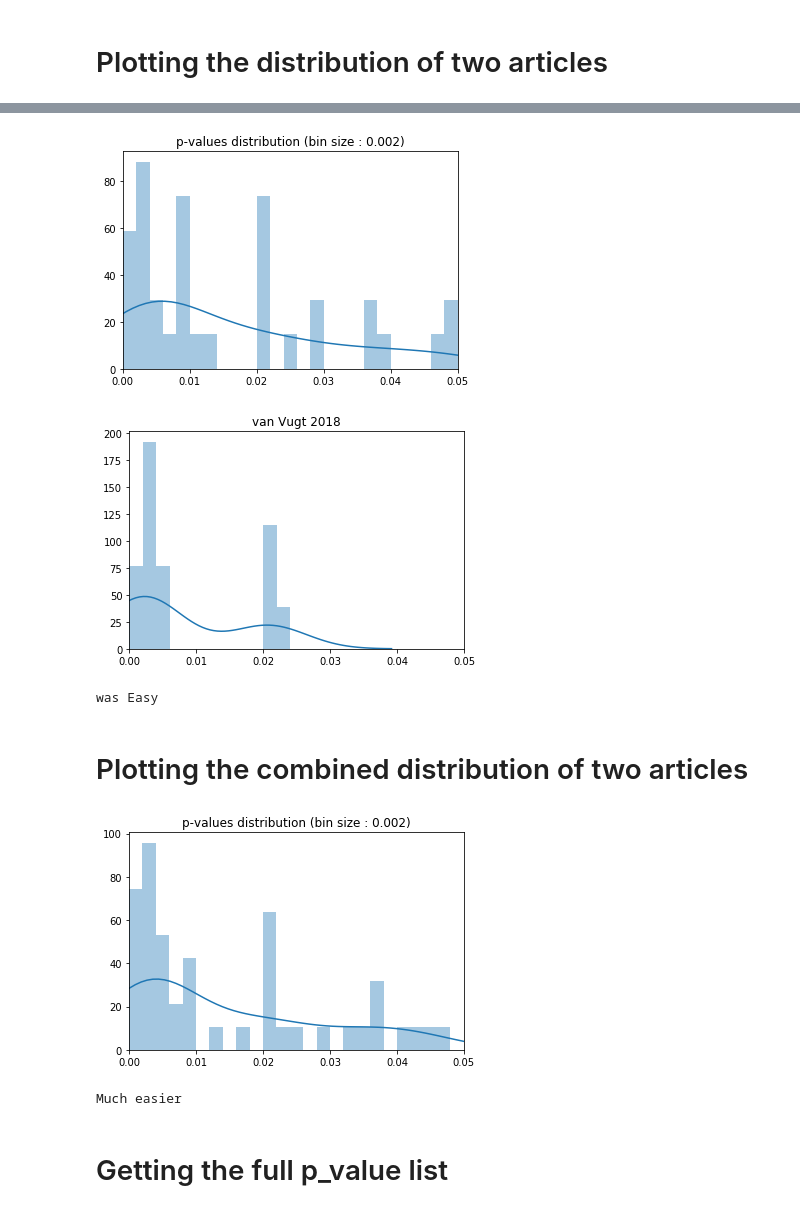
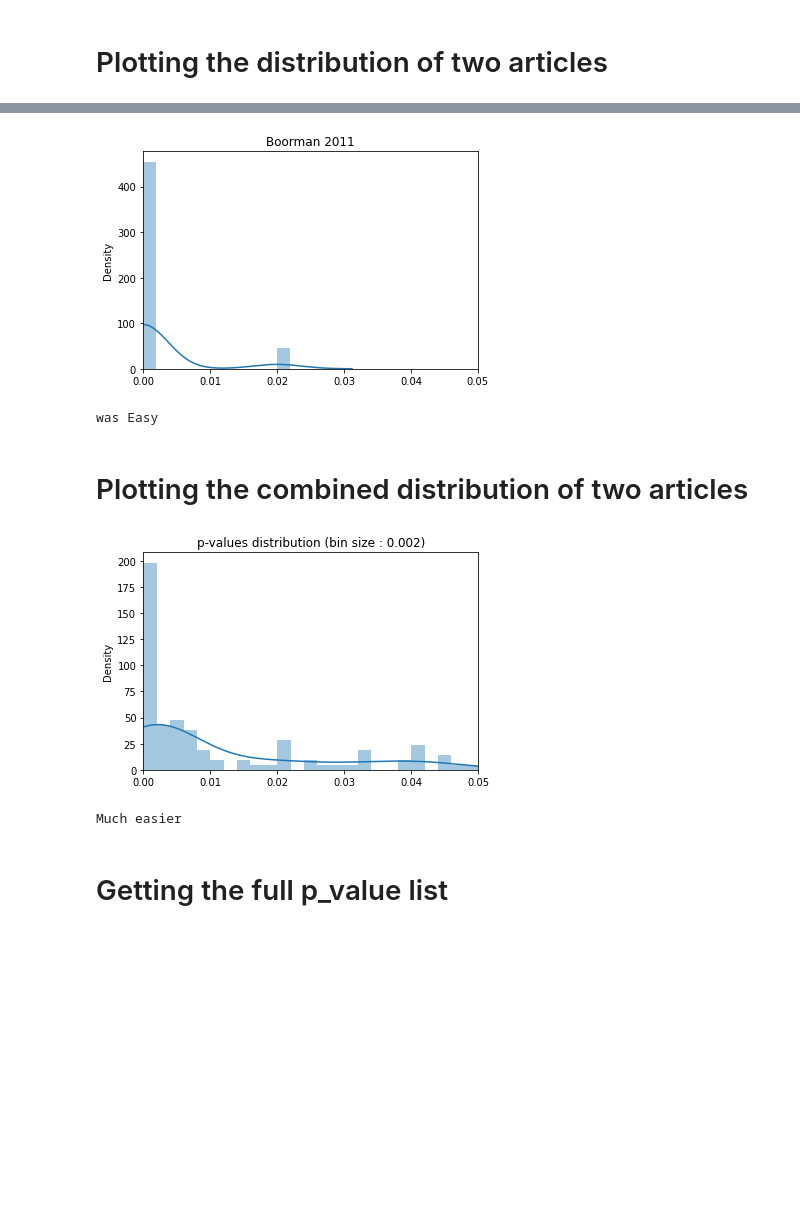
Before and after one commit to ulyssek/pscorer, a Jupyter notebook: P-score Tutorial.ipynb, the cells around one changed output, grey strips where cells are left out. Saved outputs shown, nothing was run; the diff lists cells and outputs as text; code cells hidden in the pictures; blank space fills up the shorter version.

```diff
--- a/P-score Tutorial.ipynb
+++ b/P-score Tutorial.ipynb
@@ -15,8 +15,8 @@ files_path = './pdf_directory/' ## Put here the path to your files. '.' if the d
 
 s = PScorer(files_path=files_path) # Creating the scorer, then give it article to explore
 
-s.distrib('zns.pdf') # Will plot the distribution for the article zns.pdf
-s.distrib("churchland.pdf",title='van Vugt 2018') # Will plot the distribution for the article van_vugt.pdf
+s.distrib('behrens2017.pdf') # Will plot the distribution for the article zns.pdf
+s.distrib("boorman2011.pdf",title='Boorman 2011') # Will plot the distribution for the article van_vugt.pdf
 
 print("was Easy")
 # %% [output]
@@ -24,15 +24,15 @@ PdfReadWarning: Xref table not zero-indexed. ID numbers for objects will be corr
-[figure, old version]
+[figure, new version]
-[figure, removed]
 was Easy
 # %% [markdown]
 # Plotting the combined distribution of two articles
 # %%
 s = PScorer(files_path=files_path)
 
-s.distrib(['zns.pdf',"churchland.pdf"])
+s.distrib(['behrens2017.pdf',"boorman2011.pdf","daw2006.pdf","glascher2012.pdf","hanks2015.pdf",
+          "hayden2011.pdf","jeon2013.pdf","jones2012.pdf","lebreton2015.pdf","tervo2014.pdf","vaghi2017.pdf"])
 print("Much easier")
 # %% [output]
-[figure, old version]
+[figure, new version]
 Much easier
 # %% [markdown]
 # Getting the full p_value list
```
Also changed, not shown: parts of 1 cell of this notebook, 1 other file.
